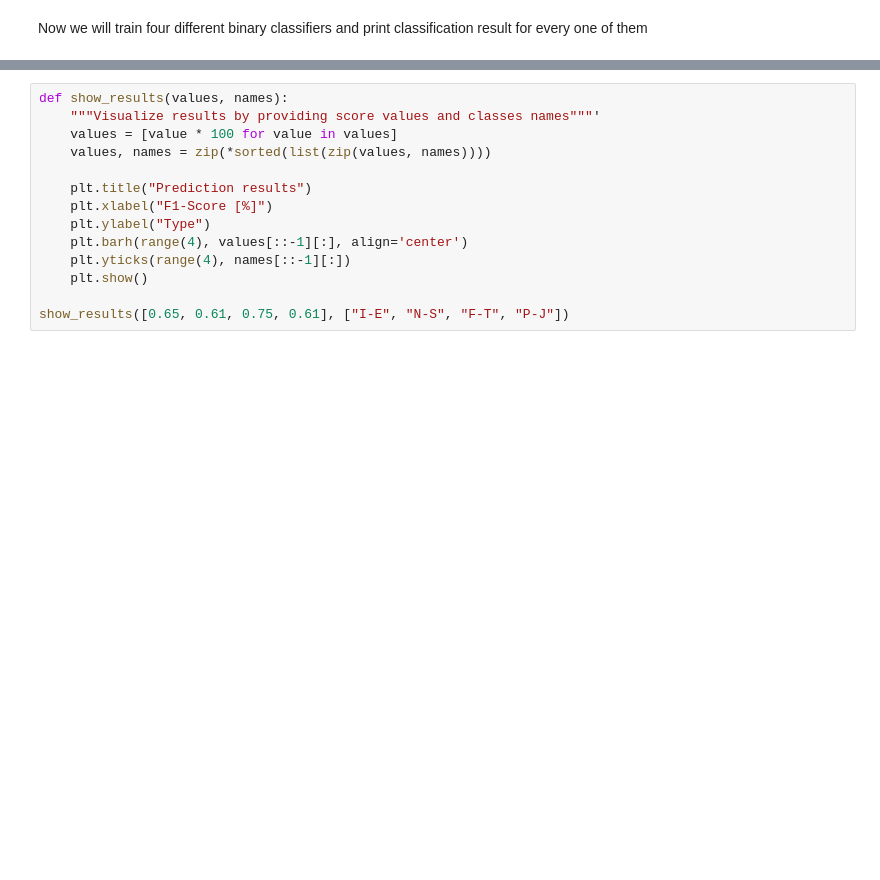
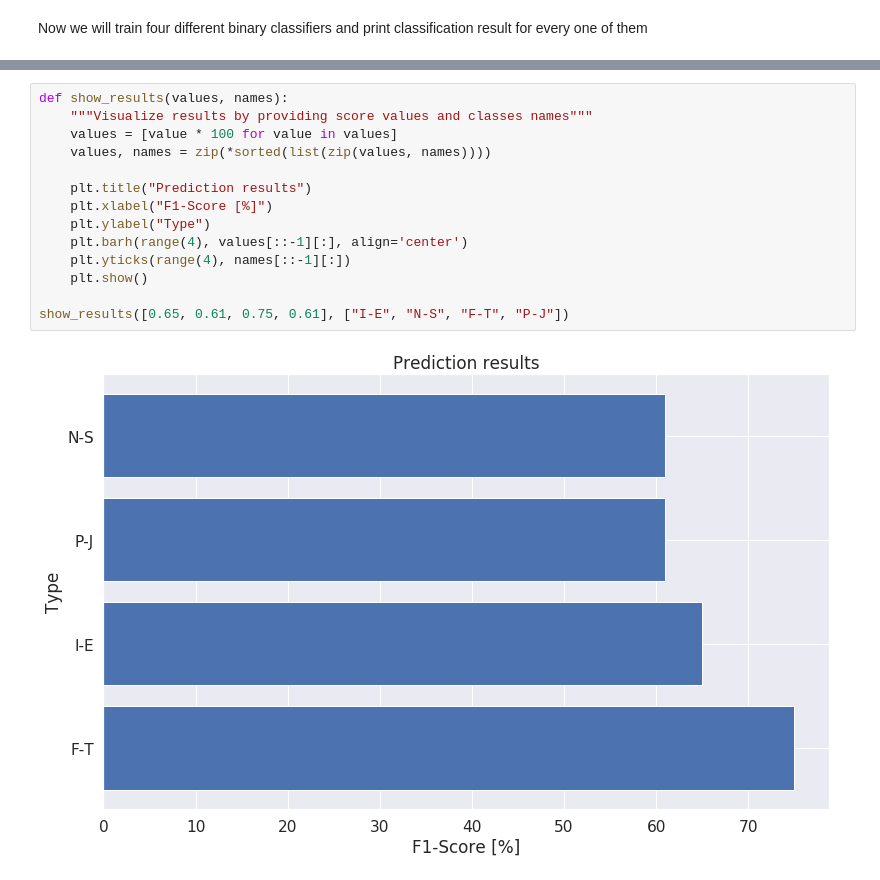
Before and after one commit to aoless/data-science-blog-post, a Jupyter notebook: Personality prediction.ipynb, the cells around one changed output, grey strips where cells are left out. Drawn from its saved outputs; the diff is of its cells as text; blank space fills up the shorter version.

```diff
--- a/Personality prediction.ipynb
+++ b/Personality prediction.ipynb
@@ -295,14 +444,16 @@ for type_trait in ("I-E", "N-S", "F-T", "P-J"):
 # %%
 def show_results(values, names):
-    """Visualize results by providing score values and classes names"""'
+    """Visualize results by providing score values and classes names"""
     values = [value * 100 for value in values]
     values, names = zip(*sorted(list(zip(values, names))))
 
     plt.title("Prediction results")
     plt.xlabel("F1-Score [%]")
     plt.ylabel("Type")
     plt.barh(range(4), values[::-1][:], align='center')
     plt.yticks(range(4), names[::-1][:])
     plt.show()
 
 show_results([0.65, 0.61, 0.75, 0.61], ["I-E", "N-S", "F-T", "P-J"])
+# %% [output]
+[figure, added]
```
Also changed, not shown: parts of 42 cells of this notebook.
